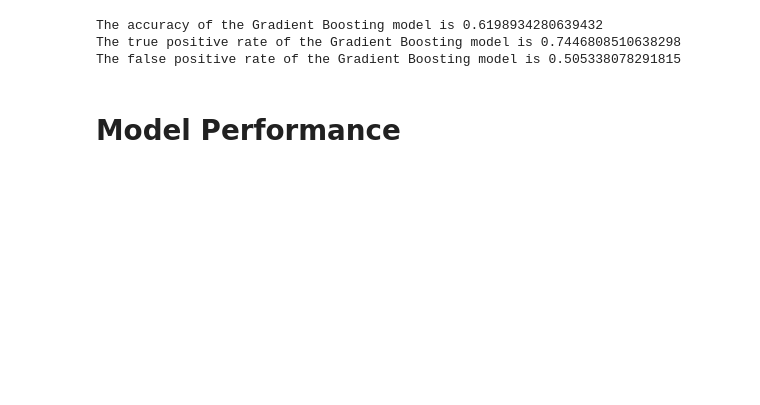
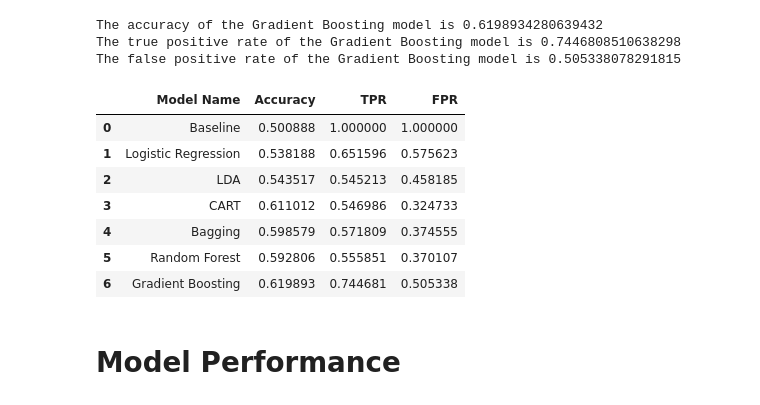
Before and after one commit to mayaasprouse/142_Project, a Jupyter notebook: Models.ipynb, the cells around one changed output. Drawn from its saved outputs; the diff is of its cells as text; code cells hidden in the pictures; blank space fills up the shorter version.

```diff
--- a/Models.ipynb
+++ b/Models.ipynb
@@ -218,6 +218,9 @@ def center_data(series):
 #center the data for training and test
 train_columns = train_columns.apply(center_data)
 test_columns = test_columns.apply(center_data)
+# %%
+train100 = (train_reclass.astype(int) <= 100)*1
+test100 = (test_reclass.astype(int) <= 100)*1
 # %% [markdown]
 ## Baseline
 # %%
@@ -488,6 +496,24 @@ gbc_acc, gbc_tpr, gbc_fpr = compute_metrics(test100, gbc_predict, "Gradient Boos
 The accuracy of the Gradient Boosting model is 0.6198934280639432
 The true positive rate of the Gradient Boosting model is 0.7446808510638298
 The false positive rate of the Gradient Boosting model is 0.505338078291815
+# %%
+acc_series = [base_acc, log_acc, lda_acc, dtc_acc, bag_acc, rf_acc, gbc_acc]
+tpr_series = [base_tpr, log_tpr, lda_tpr, dtc_tpr, bag_tpr, rf_tpr, gbc_tpr]
+fpr_series = [base_fpr, log_fpr, lda_fpr, dtc_fpr, bag_fpr, rf_fpr, gbc_fpr]
+model_series = ["Baseline", "Logistic Regression","LDA", "CART", "Bagging", "Random Forest", "Gradient Boosting"]
+pd.DataFrame(data = {"Model Name": model_series,
+                     "Accuracy": acc_series,
+                     "TPR": tpr_series,
+                     "FPR": fpr_series})
+# %% [output]
+|  | Model Name | Accuracy | TPR | FPR |
+| 0 | Baseline | 0.500888 | 1.000000 | 1.000000 |
+| 1 | Logistic Regression | 0.538188 | 0.651596 | 0.575623 |
+| 2 | LDA | 0.543517 | 0.545213 | 0.458185 |
+| 3 | CART | 0.611012 | 0.546986 | 0.324733 |
+| 4 | Bagging | 0.598579 | 0.571809 | 0.374555 |
+| 5 | Random Forest | 0.592806 | 0.555851 | 0.370107 |
+| 6 | Gradient Boosting | 0.619893 | 0.744681 | 0.505338 |
 # %% [markdown]
 # Model Performance
 # %%
```
Also changed, not shown: parts of 18 cells of this notebook.
